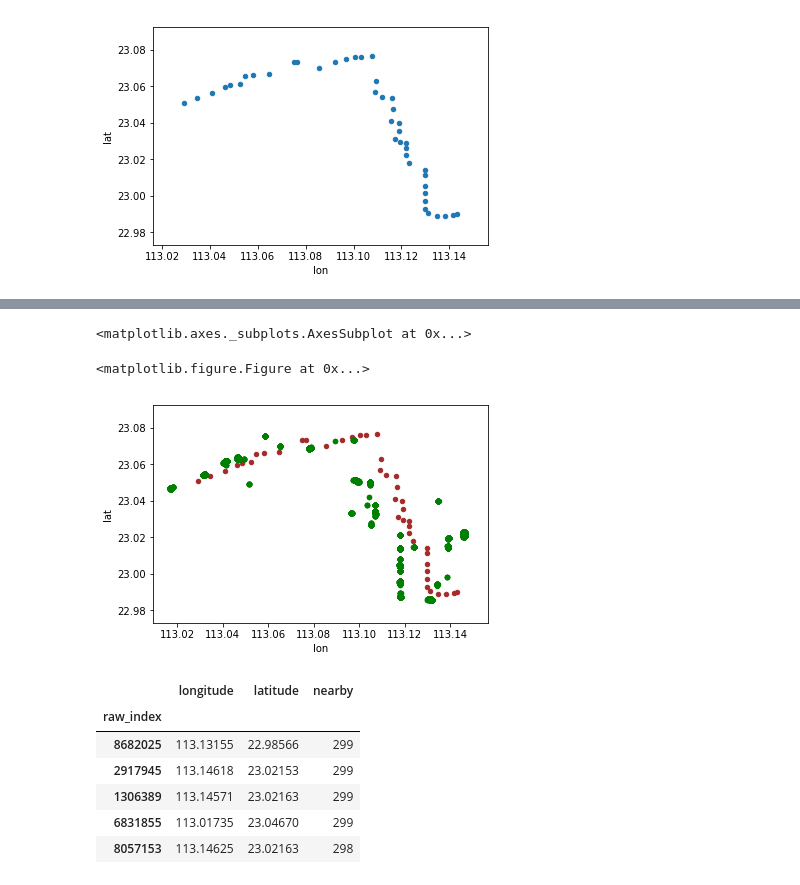
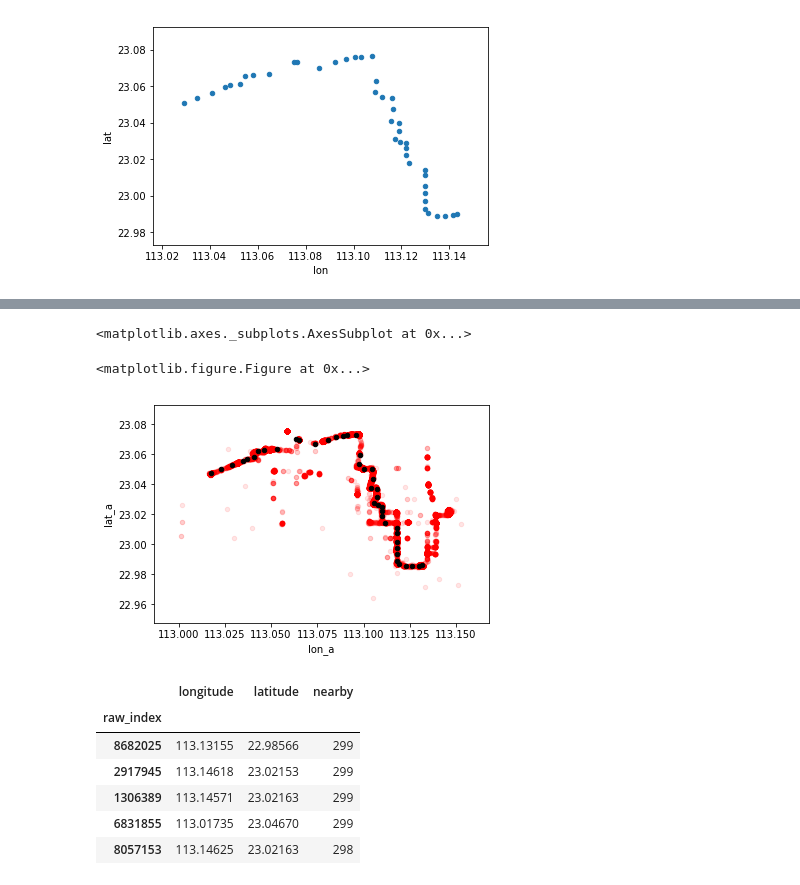
Before and after one commit to chenkf/SI699, a Jupyter notebook: busstop.ipynb, the cells around one changed output, grey strips where cells are left out. Cells and saved outputs as stored; diff of their text form; code cells hidden in the pictures.

```diff
--- a/busstop.ipynb
+++ b/busstop.ipynb
@@ -153,0 +101,16 @@ stop_loc_df_unique.plot.scatter("longitude","latitude")
+# %%
+count = 0
+stop_loc_15_df["nearby"] = 0
+for i in stop_loc_15_df.index:
+    count += 1
+    if count%10000 == 0:
+        print count
+    stop_loc_15_df.loc[i,"nearby"] = stop_loc_15_df[(stop_loc_15_df["longitude"] > (stop_loc_15_df.loc[i,"longitude"] - 0.0002))&
+                                              (stop_loc_15_df["longitude"] < (stop_loc_15_df.loc[i,"longitude"] + 0.0002))&
+                                              (stop_loc_15_df["latitude"] > (stop_loc_15_df.loc[i,"latitude"]-0.0002))&
+                                              (stop_loc_15_df["latitude"] < (stop_loc_15_df.loc[i,"latitude"]+0.0002))].shape[0]
+
+# +-0.00005 8.5 meters
+# +-0.0002 34 meters
+# count
+stop_loc_15_df.head()
@@ -225,0 +351,9 @@ stop_loc.head()
+# %%
+stop_loc = pd.read_csv("data/116_stop.csv", header = 0)
+# stop_loc.head()
+stop_loc = stop_loc.reset_index()
+stop_loc["lon"] = stop_loc["index"].apply(lambda x:float(x.split("\t")[1][1:]))
+stop_loc["index"] = stop_loc["index"].apply(lambda x:x.split("\t")[0])
+stop_loc["name\tlon"] = stop_loc["name\tlon"].apply(lambda x:float(x[:-1]))
+stop_loc["lon_a"] = stop_loc["lon"] -0.0117
+stop_loc["lat_a"] = stop_loc["lat"] -0.0035000000000000005
@@ -226,3 +367,8 @@ stop_loc.head()
+# %%
+stop_loc["lon_a"] = stop_loc["lon"] -0.0117
+stop_loc["lat_a"] = stop_loc["lat"] -0.0035000000000000005
+# -0.0117
+# -0.0035000000000000005
 # %%
-stop_loc = stop_loc.reset_index()
-# stop_loc.head()
+stop_loc.columns = ["name","lat","lon",""]
+stop_loc.head()
@@ -258,15 +387,16 @@ stop_loc_df.plot.scatter("longitude","latitude")
 # %%
-stop_loc_df_unique.columns = ["lon","lat","nearby"]
+# stop_loc_df_unique.columns = ["lon","lat","nearby"]
 plt.figure()
 # stop_loc.plot(x="lon",y="lat", kind = "scatter")
 # stop_loc_df_unique.plot(x="longitude", y= "latitude", kind = "scatter",secondary_y=True, style='g' )
 # with pd.plot_params.use('x_compat', True):
-a = stop_loc.plot(x="lon",y="lat", kind = "scatter",  color = "brown")
-stop_loc_df_unique.plot(x="lon", y= "lat", kind = "scatter", color = "green",ax = a)
+a = stop_loc_15_df.plot(x="longitude", y= "latitude", kind = "scatter", color = "red", alpha=0.1)
+stop_loc.plot(x="lon_a",y="lat_a", kind = "scatter",  color = "black", ax = a)
+#     "longitude","latitude"
 # %% [output]
 <matplotlib.axes._subplots.AxesSubplot at 0x...>
 <matplotlib.figure.Figure at 0x...>
-[figure, old version]
+[figure, new version]
 # %%
 stop_loc_df_unique.head()
 # %% [output]
```
Also changed, not shown: parts of 70 cells of this notebook.
